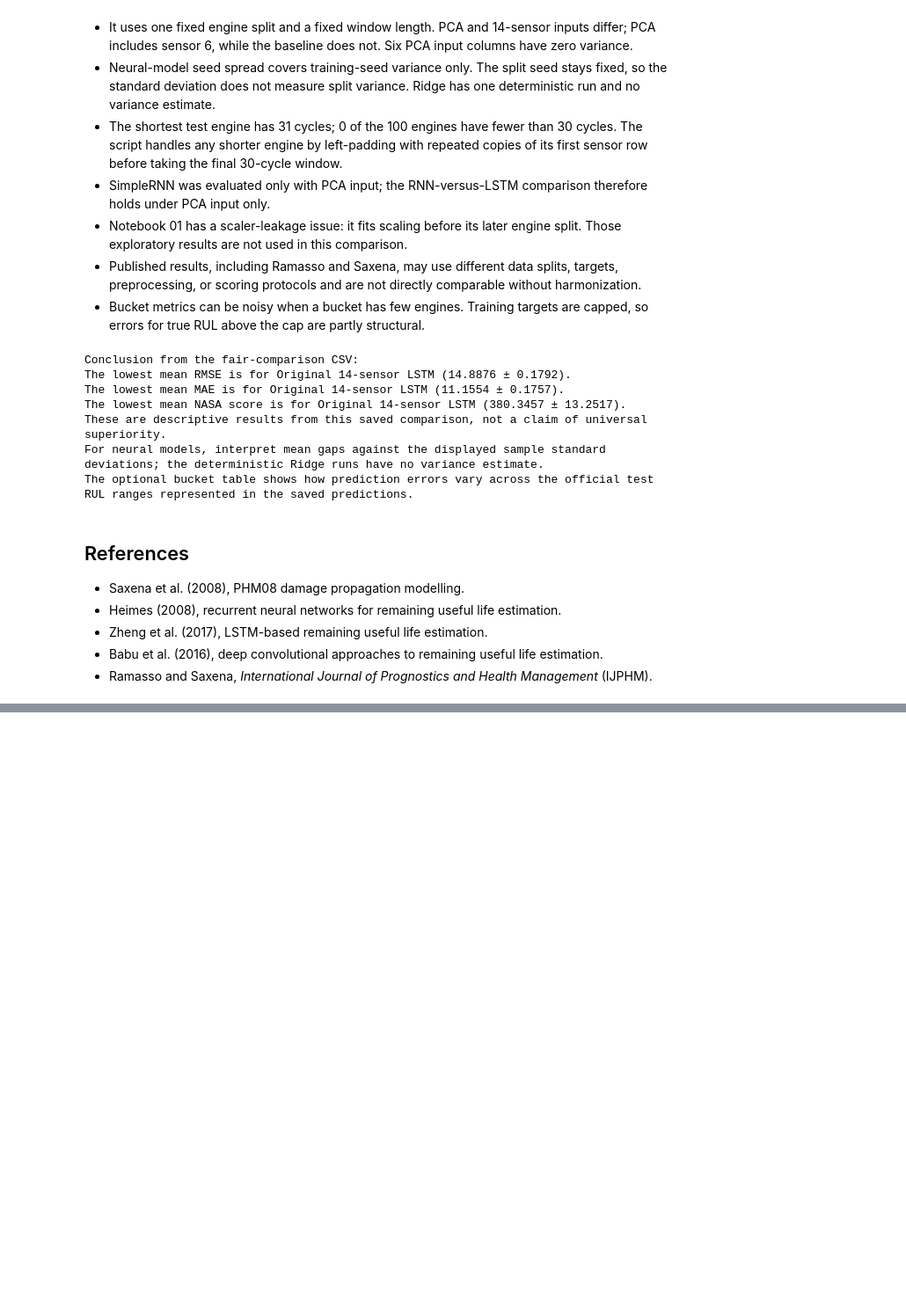
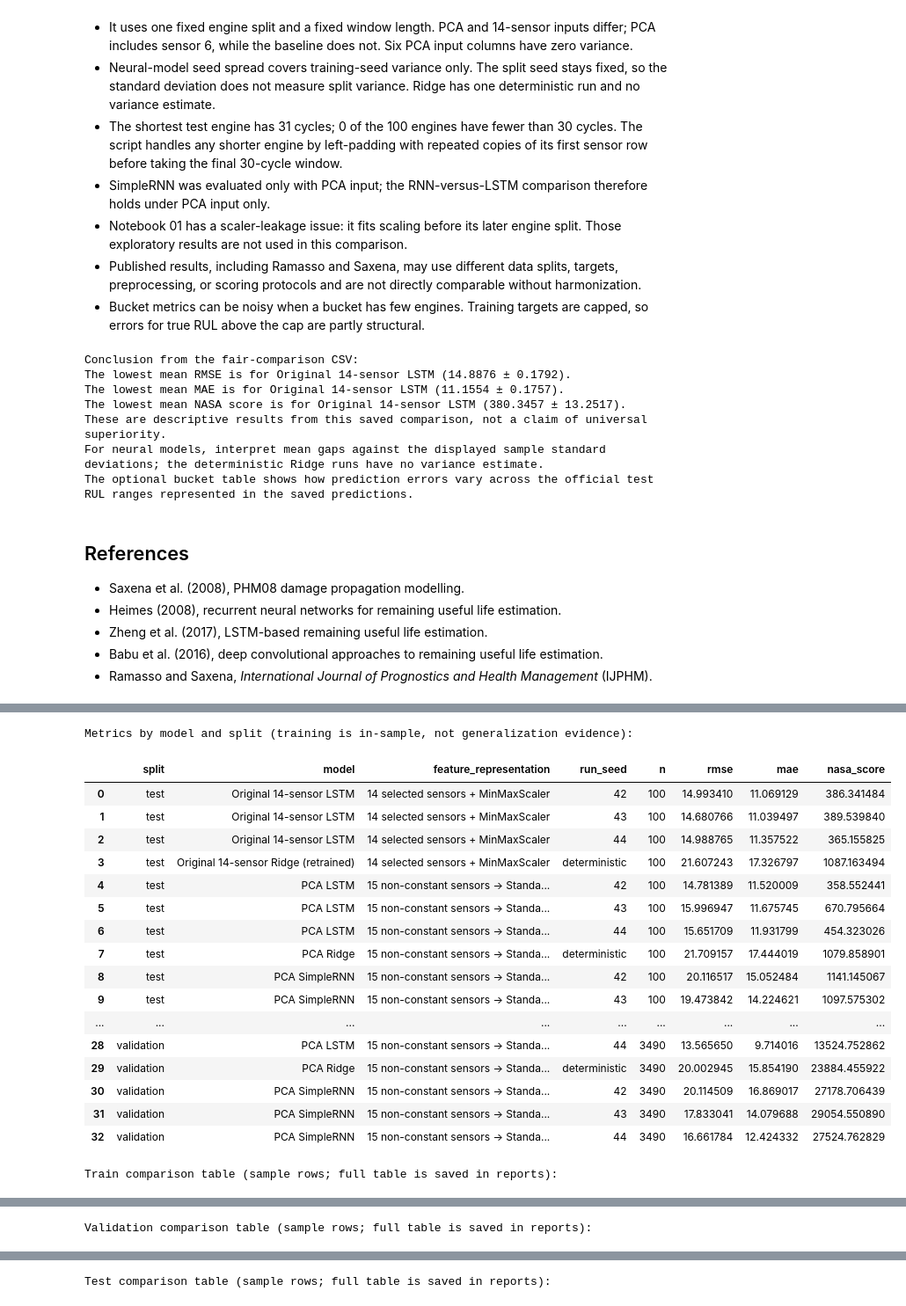
Before and after one commit to SamyaArora/mini_project, a Jupyter notebook: notebooks/04_fair_model_comparison.ipynb, the cells around one changed output, grey strips where cells are left out. Shown at 88% size. Drawn from its saved outputs; the diff is of its cells as text; code cells hidden in the pictures; blank space fills up the shorter version.

Commit message:
Add split-level RUL prediction comparisons

```diff
--- a/notebooks/04_fair_model_comparison.ipynb
+++ b/notebooks/04_fair_model_comparison.ipynb
@@ -408,0 +413,74 @@ The optional bucket table shows how prediction errors vary across the official t
+# %%
+from IPython.display import Markdown, display
+
+split_metrics_path = project_root / "reports" / "fd001_rul_split_metrics.csv"
+split_metrics = pd.read_csv(split_metrics_path, dtype={"run_seed": "string"})
+required_split_metric_columns = {
+    "split", "model", "feature_representation", "run_seed", "n",
+    "rmse", "mae", "nasa_score",
+}
+if not required_split_metric_columns.issubset(split_metrics.columns):
+    raise ValueError("Split metrics CSV is missing required columns")
+if split_metrics[list(required_split_metric_columns)].isna().any().any():
+    raise ValueError("Split metrics contain missing values")
+
+split_predictions = {}
+required_prediction_columns = {
+    "split", "model", "feature_representation", "run_seed", "unit_id",
+    "target_cycle", "actual_RUL", "predicted_RUL", "error",
+}
+for split in ("train", "validation", "test"):
+    prediction_path = project_root / "reports" / f"fd001_rul_predictions_{split}.csv"
+    frame = pd.read_csv(prediction_path, dtype={"run_seed": "string"})
+    if not required_prediction_columns.issubset(frame.columns):
+        raise ValueError(f"{split} prediction table is missing required columns")
+    if frame[list(required_prediction_columns)].isna().any().any():
+        raise ValueError(f"{split} prediction table contains missing values")
+    if not np.allclose(frame["error"], frame["predicted_RUL"] - frame["actual_RUL"]):
+        raise ValueError(f"{split} prediction errors do not match predicted - actual RUL")
+    split_predictions[split] = frame
+
+train_engine_ids = set(split_predictions["train"]["unit_id"].unique())
+validation_engine_ids = set(split_predictions["validation"]["unit_id"].unique())
+if train_engine_ids & validation_engine_ids:
+    raise ValueError("Training and validation prediction tables share engine IDs")
+for _, run_rows in split_predictions["test"].groupby(["model", "run_seed"]):
+    if len(run_rows) != 100 or run_rows["unit_id"].nunique() != 100:
+        raise ValueError("Each official-test model run must contain one row per engine")
+    if not np.array_equal(np.sort(run_rows["unit_id"].to_numpy()), np.arange(1, 101)):
+        raise ValueError("Official-test predictions are not aligned to engine IDs 1..100")
+
+print("Metrics by model and split (training is in-sample, not generalization evidence):")
+display(split_metrics.sort_values(["split", "model", "run_seed"]).reset_index(drop=True))
+for split, frame in split_predictions.items():
+    print(f"{split.title()} comparison table (sample rows; full table is saved in reports):")
+    display(
+        frame.groupby(["model", "run_seed"], sort=False, group_keys=False)
+        .head(2)
+        [["unit_id", "target_cycle", "actual_RUL", "predicted_RUL", "error", "model", "run_seed"]]
+        .reset_index(drop=True)
+    )
+    figure_path = project_root / "reports" / "figures" / f"fd001_rul_actual_vs_predicted_{split}.png"
+    if not figure_path.is_file():
+        raise FileNotFoundError(f"Missing {split} Actual-vs-Predicted plot: {figure_path}")
+    display(Markdown(f"![{split.title()} Actual vs Predicted RUL](../reports/figures/fd001_rul_actual_vs_predicted_{split}.png)"))
+# %% [output]
+Metrics by model and split (training is in-sample, not generalization evidence):
+|  | split | model | feature_representation | run_seed | n | rmse | mae | nasa_score |
+| 0 | test | Original 14-sensor LSTM | 14 selected sensors + MinMaxScaler | 42 | 100 | 14.993410 | 11.069129 | 386.341484 |
+| 1 | test | Original 14-sensor LSTM | 14 selected sensors + MinMaxScaler | 43 | 100 | 14.680766 | 11.039497 | 389.539840 |
+| 2 | test | Original 14-sensor LSTM | 14 selected sensors + MinMaxScaler | 44 | 100 | 14.988765 | 11.357522 | 365.155825 |
+| 3 | test | Original 14-sensor Ridge (retrained) | 14 selected sensors + MinMaxScaler | deterministic | 100 | 21.607243 | 17.326797 | 1087.163494 |
+| 4 | test | PCA LSTM | 15 non-constant sensors -> Standa... | 42 | 100 | 14.781389 | 11.520009 | 358.552441 |
+| 5 | test | PCA LSTM | 15 non-constant sensors -> Standa... | 43 | 100 | 15.996947 | 11.675745 | 670.795664 |
+| 6 | test | PCA LSTM | 15 non-constant sensors -> Standa... | 44 | 100 | 15.651709 | 11.931799 | 454.323026 |
+| 7 | test | PCA Ridge | 15 non-constant sensors -> Standa... | deterministic | 100 | 21.709157 | 17.444019 | 1079.858901 |
+| 8 | test | PCA SimpleRNN | 15 non-constant sensors -> Standa... | 42 | 100 | 20.116517 | 15.052484 | 1141.145067 |
+| 9 | test | PCA SimpleRNN | 15 non-constant sensors -> Standa... | 43 | 100 | 19.473842 | 14.224621 | 1097.575302 |
+| ... | ... | ... | ... | ... | ... | ... | ... | ... |
+| 28 | validation | PCA LSTM | 15 non-constant sensors -> Standa... | 44 | 3490 | 13.565650 | 9.714016 | 13524.752862 |
+| 29 | validation | PCA Ridge | 15 non-constant sensors -> Standa... | deterministic | 3490 | 20.002945 | 15.854190 | 23884.455922 |
+| 30 | validation | PCA SimpleRNN | 15 non-constant sensors -> Standa... | 42 | 3490 | 20.114509 | 16.869017 | 27178.706439 |
+| 31 | validation | PCA SimpleRNN | 15 non-constant sensors -> Standa... | 43 | 3490 | 17.833041 | 14.079688 | 29054.550890 |
+| 32 | validation | PCA SimpleRNN | 15 non-constant sensors -> Standa... | 44 | 3490 | 16.661784 | 12.424332 | 27524.762829 |
+Train comparison table (sample rows; full table is saved in reports):
@@ -408,0 +505 @@ The optional bucket table shows how prediction errors vary across the official t
+Validation comparison table (sample rows; full table is saved in reports):
@@ -408,0 +524 @@ The optional bucket table shows how prediction errors vary across the official t
+Test comparison table (sample rows; full table is saved in reports):
```
Also changed, not shown: parts of 2 cells of this notebook, 8 other files.
